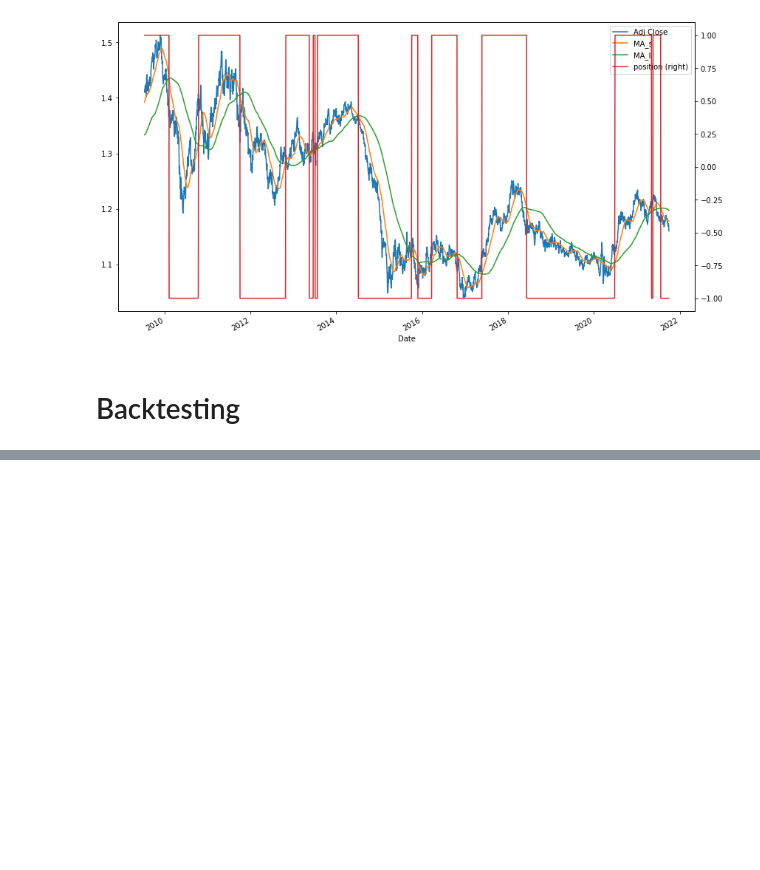
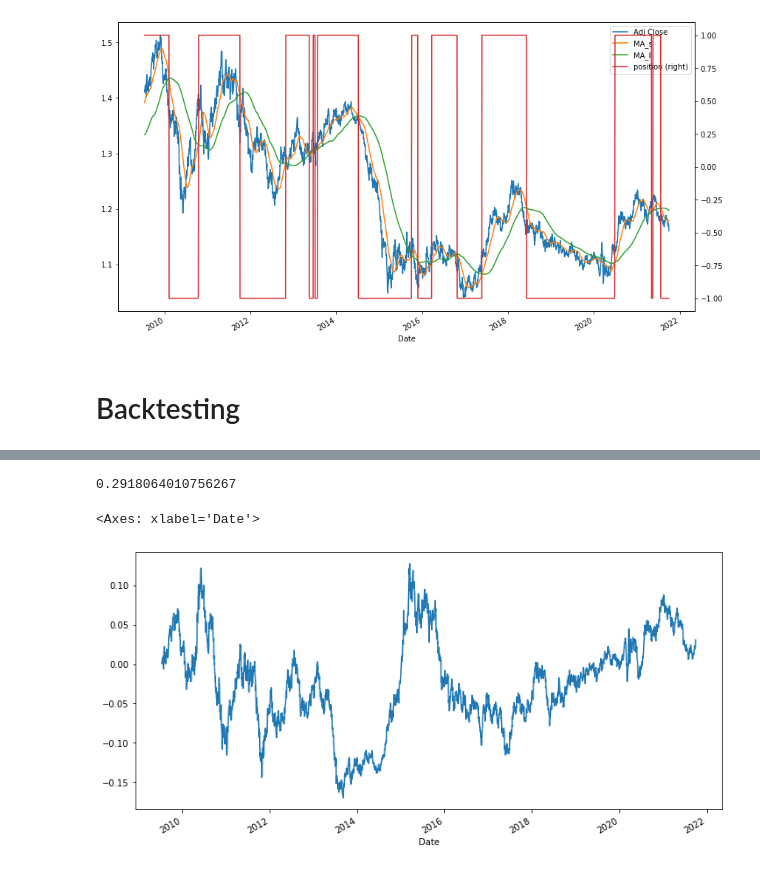
Before and after one commit to alecontuIT/algo_trading_coletti, a Jupyter notebook: 4_moving_averages_crossovers.ipynb, the cells around one changed output, grey strips where cells are left out. Drawn from its saved outputs; the diff is of its cells as text; code cells hidden in the pictures; blank space fills up the shorter version.

```diff
--- a/4_moving_averages_crossovers.ipynb
+++ b/4_moving_averages_crossovers.ipynb
@@ -38,0 +66,3 @@ df['logRet'] = np.log(df['Adj Close']/df['Adj Close'].shift(1))
+# %%
+df['gain'] = df.logRet * df.position.shift(1)
+df.dropna(inplace=True)
@@ -38,0 +129,10 @@ df['logRet'] = np.log(df['Adj Close']/df['Adj Close'].shift(1))
+# %%
+# Maximum drawdown
+(df.gain.cumsum().cummax()-df.gain.cumsum()).max()
+# %% [output]
+0.2918064010756267
+# %%
+df.gain.cumsum().plot(figsize=(12,6))
+# %% [output]
+<Axes: xlabel='Date'>
+[figure, added]
```
Also changed, not shown: parts of 20 cells of this notebook.
